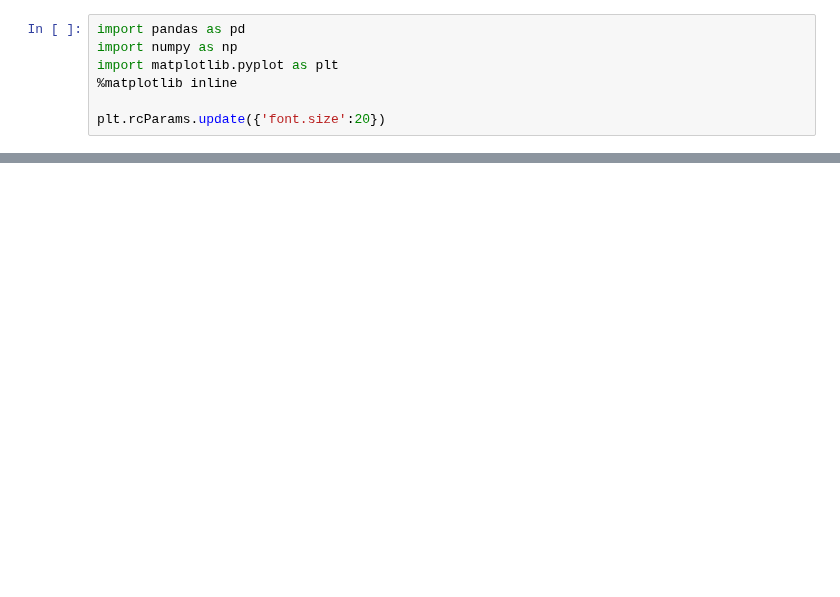
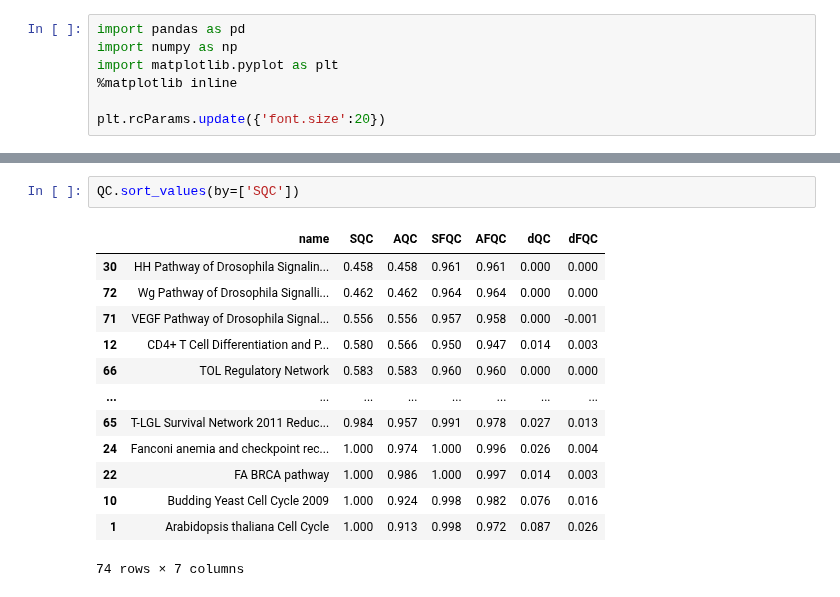
Before and after one commit to kyuhyongpark/cubewalkers-analysis, a Jupyter notebook: coherence_output_analysis.ipynb, the cells around one changed output, grey strips where cells are left out. Cells and saved outputs as stored; diff of their text form; blank space fills up the shorter version.

```diff
--- a/coherence_output_analysis.ipynb
+++ b/coherence_output_analysis.ipynb
@@ -37,0 +59,16 @@ plt.show()
+# %%
+QC.sort_values(by=['SQC'])
+# %% [output]
+|  | name | SQC | AQC | SFQC | AFQC | dQC | dFQC |
+| 30 | HH Pathway of Drosophila Signalin... | 0.458 | 0.458 | 0.961 | 0.961 | 0.000 | 0.000 |
+| 72 | Wg Pathway of Drosophila Signalli... | 0.462 | 0.462 | 0.964 | 0.964 | 0.000 | 0.000 |
+| 71 | VEGF Pathway of Drosophila Signal... | 0.556 | 0.556 | 0.957 | 0.958 | 0.000 | -0.001 |
+| 12 | CD4+ T Cell Differentiation and P... | 0.580 | 0.566 | 0.950 | 0.947 | 0.014 | 0.003 |
+| 66 | TOL Regulatory Network | 0.583 | 0.583 | 0.960 | 0.960 | 0.000 | 0.000 |
+| ... | ... | ... | ... | ... | ... | ... | ... |
+| 65 | T-LGL Survival Network 2011 Reduc... | 0.984 | 0.957 | 0.991 | 0.978 | 0.027 | 0.013 |
+| 24 | Fanconi anemia and checkpoint rec... | 1.000 | 0.974 | 1.000 | 0.996 | 0.026 | 0.004 |
+| 22 | FA BRCA pathway | 1.000 | 0.986 | 1.000 | 0.997 | 0.014 | 0.003 |
+| 10 | Budding Yeast Cell Cycle 2009 | 1.000 | 0.924 | 0.998 | 0.982 | 0.076 | 0.016 |
+| 1 | Arabidopsis thaliana Cell Cycle | 1.000 | 0.913 | 0.998 | 0.972 | 0.087 | 0.026 |
+74 rows × 7 columns
```
Also changed, not shown: parts of 9 cells of this notebook.
